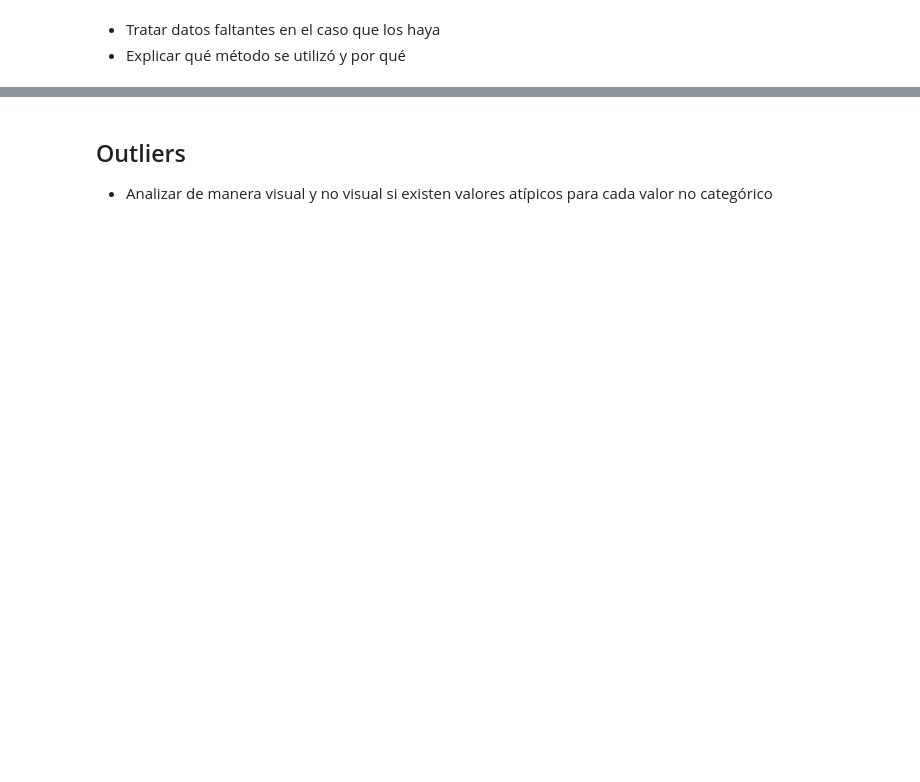
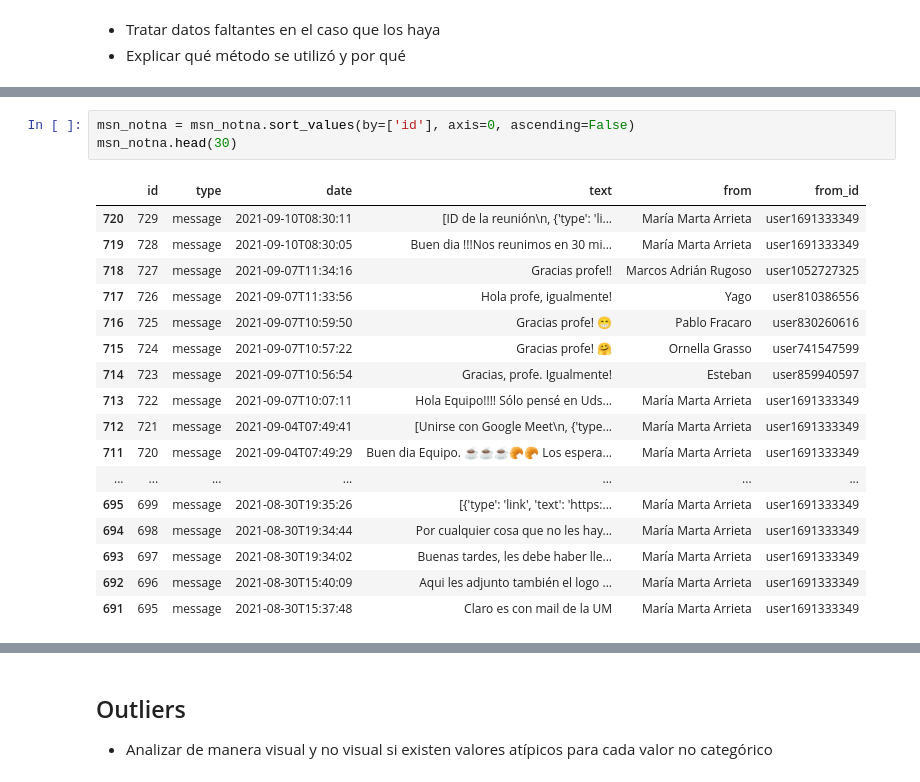
Before and after one commit to bossinblack/Dise-o-de-Base-de-Datos-II, a Jupyter notebook: tp3/TP3.ipynb, the cells around one changed output, grey strips where cells are left out. Saved outputs shown, nothing was run; the diff lists cells and outputs as text; blank space fills up the shorter version.

```diff
--- a/tp3/TP3.ipynb
+++ b/tp3/TP3.ipynb
@@ -257,0 +385,21 @@ faltantes_df
+# %%
+msn_notna = msn_notna.sort_values(by=['id'], axis=0, ascending=False)
+msn_notna.head(30)
+# %% [output]
+|  | id | type | date | text | from | from_id |
+| 720 | 729 | message | 2021-09-10T08:30:11 | [ID de la reunión\n, {'type': 'li... | María Marta Arrieta | user1691333349 |
+| 719 | 728 | message | 2021-09-10T08:30:05 | Buen dia !!!Nos reunimos en 30 mi... | María Marta Arrieta | user1691333349 |
+| 718 | 727 | message | 2021-09-07T11:34:16 | Gracias profe!! | Marcos Adrián Rugoso | user1052727325 |
+| 717 | 726 | message | 2021-09-07T11:33:56 | Hola profe, igualmente! | Yago | user810386556 |
+| 716 | 725 | message | 2021-09-07T10:59:50 | Gracias profe! 😁 | Pablo Fracaro | user830260616 |
+| 715 | 724 | message | 2021-09-07T10:57:22 | Gracias profe! 🤗 | Ornella Grasso | user741547599 |
+| 714 | 723 | message | 2021-09-07T10:56:54 | Gracias, profe. Igualmente! | Esteban | user859940597 |
+| 713 | 722 | message | 2021-09-07T10:07:11 | Hola Equipo!!!! Sólo pensé en Uds... | María Marta Arrieta | user1691333349 |
+| 712 | 721 | message | 2021-09-04T07:49:41 | [Unirse con Google Meet\n, {'type... | María Marta Arrieta | user1691333349 |
+| 711 | 720 | message | 2021-09-04T07:49:29 | Buen dia Equipo. ☕☕☕🥐🥐 Los espera... | María Marta Arrieta | user1691333349 |
+| ... | ... | ... | ... | ... | ... | ... |
+| 695 | 699 | message | 2021-08-30T19:35:26 | [{'type': 'link', 'text': 'https:... | María Marta Arrieta | user1691333349 |
+| 694 | 698 | message | 2021-08-30T19:34:44 | Por cualquier cosa que no les hay... | María Marta Arrieta | user1691333349 |
+| 693 | 697 | message | 2021-08-30T19:34:02 | Buenas tardes, les debe haber lle... | María Marta Arrieta | user1691333349 |
+| 692 | 696 | message | 2021-08-30T15:40:09 | Aqui les adjunto también el logo ... | María Marta Arrieta | user1691333349 |
+| 691 | 695 | message | 2021-08-30T15:37:48 | Claro es con mail de la UM | María Marta Arrieta | user1691333349 |
```
Also changed, not shown: parts of 19 cells of this notebook.
